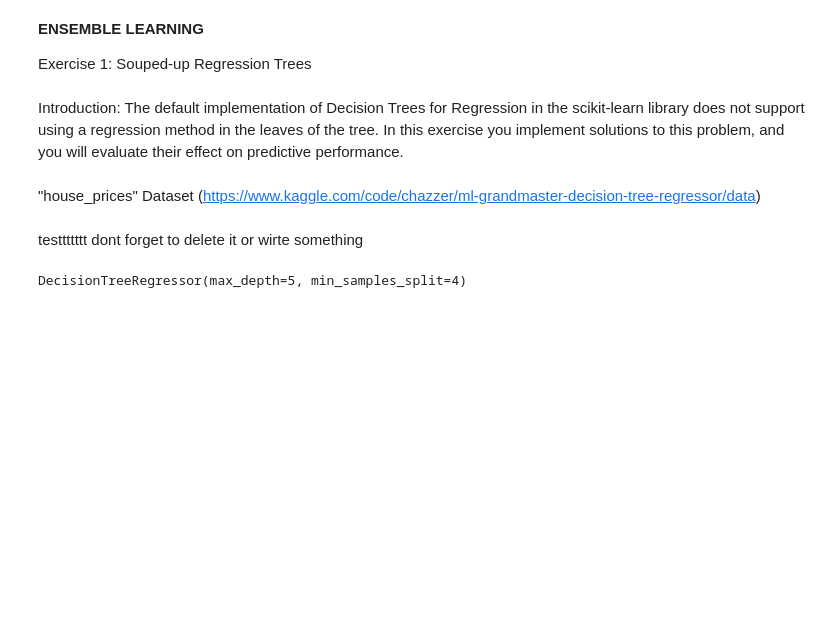
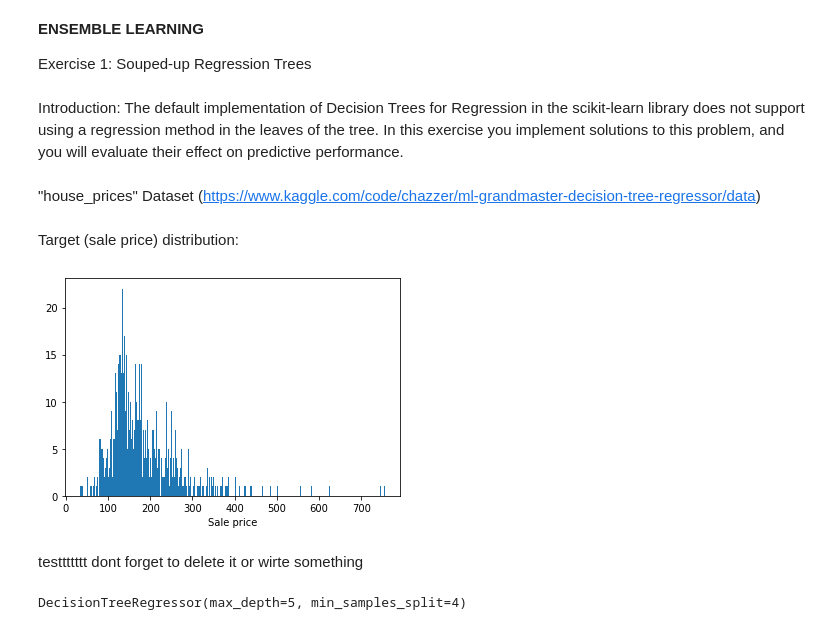
Before and after one commit to OmriMan/Souped-up-Regression-Trees, a Jupyter notebook: Souped_upRegressionTrees.ipynb, the cells around one changed output. Drawn from its saved outputs; the diff is of its cells as text; code cells hidden in the pictures; blank space fills up the shorter version.

```diff
--- a/Souped_upRegressionTrees.ipynb
+++ b/Souped_upRegressionTrees.ipynb
@@ -61,6 +63,16 @@ def preprocess(df):
 df = df.loc[df.index.isin([i for i in range(1000)])]
 df = preprocess(df)
 # df
+# %% [markdown]
+Target (sale price)  distribution:
+# %%
+sale_price = df['SalePrice']
+
+plt.hist(sale_price,max(sale_price))
+plt.xlabel("Sale price")
+plt.show()
+# %% [output]
+[figure, added]
 # %% [markdown]
 testtttttt
 dont forget to delete it or wirte something
```
Also changed, not shown: parts of 3 cells of this notebook.
